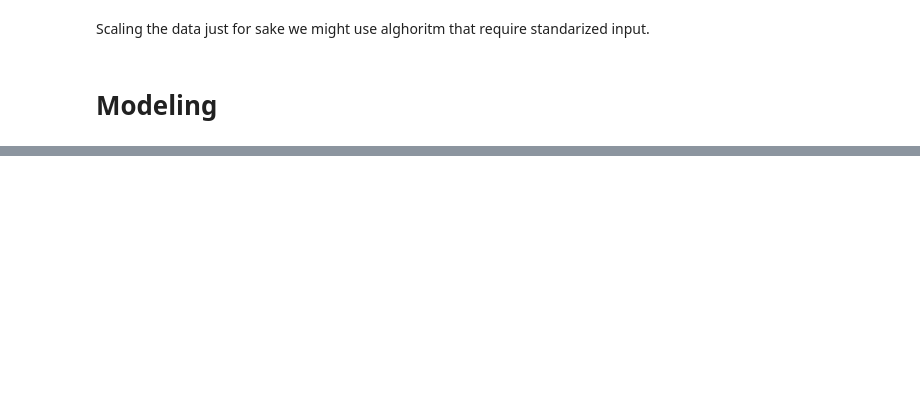
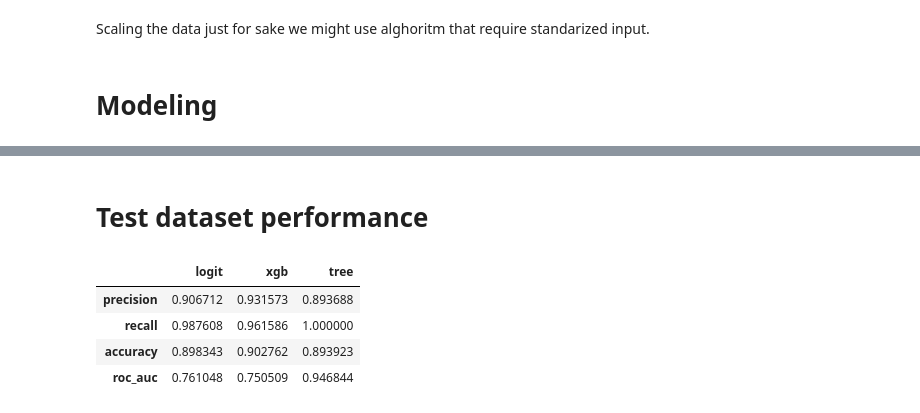
Before and after one commit to okcze/WUM-project-1, a Jupyter notebook: features_engr.ipynb, the cells around one changed output, grey strips where cells are left out. Cells and saved outputs as stored; diff of their text form; code cells hidden in the pictures; blank space fills up the shorter version.

```diff
--- a/features_engr.ipynb
+++ b/features_engr.ipynb
@@ -159,3 +141,0 @@ X.head(10)
-# %%
-scaler = StandardScaler()
-X = scaler.fit_transform(X)
@@ -167,0 +244,2 @@ X_train,X_test,y_train,y_test = train_test_split(X,y,test_size=0.2,random_state
+# %% [markdown]
+# Test dataset performance
@@ -167,0 +302,9 @@ X_train,X_test,y_train,y_test = train_test_split(X,y,test_size=0.2,random_state
+# %%
+result = test(X1,y)
+result
+# %% [output]
+|  | logit | xgb | tree |
+| precision | 0.906712 | 0.931573 | 0.893688 |
+| recall | 0.987608 | 0.961586 | 1.000000 |
+| accuracy | 0.898343 | 0.902762 | 0.893923 |
+| roc_auc | 0.761048 | 0.750509 | 0.946844 |
```
Also changed, not shown: parts of 26 cells of this notebook.
